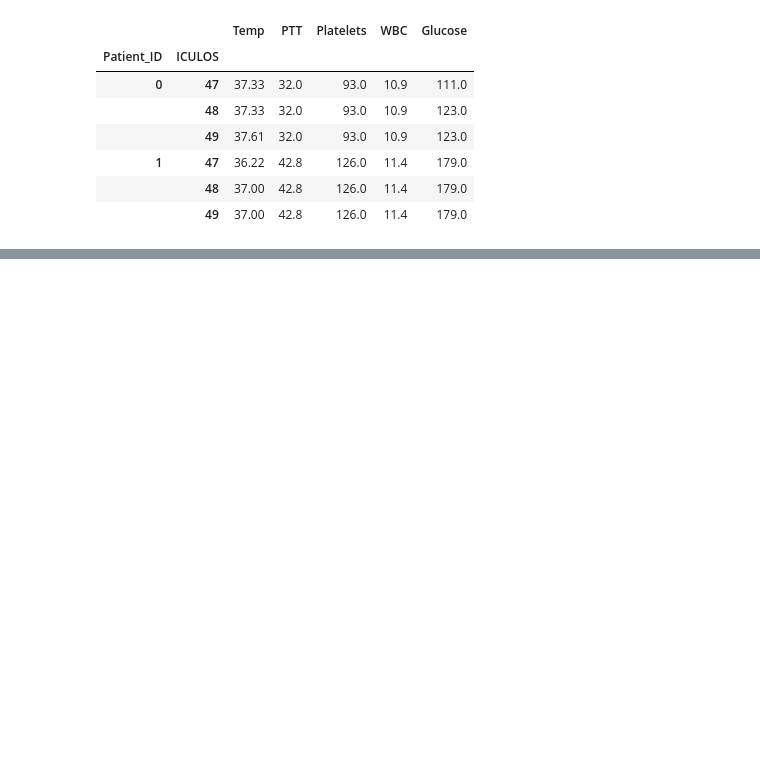
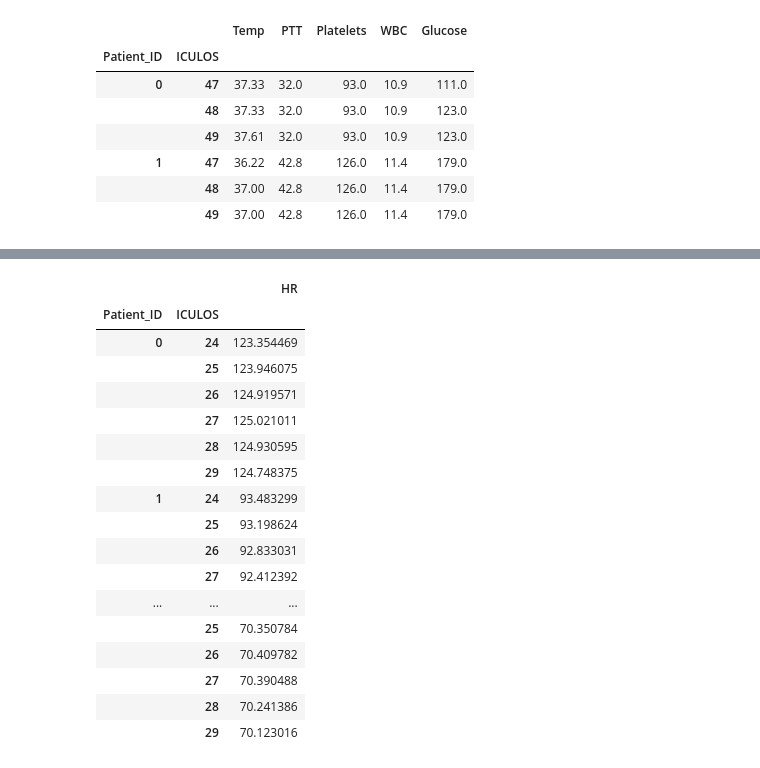
Before and after one commit to emsyoungg/sepsis_forecasting, a Jupyter notebook: LSTM/LSTM_test.ipynb, the cells around one changed output, grey strips where cells are left out. Cells and saved outputs as stored; diff of their text form; code cells hidden in the pictures; blank space fills up the shorter version.

```diff
--- a/LSTM/LSTM_test.ipynb
+++ b/LSTM/LSTM_test.ipynb
@@ -202,5 +113,5 @@ Name: HR, Length: 420, dtype: float64
 # %%
-HR_LSTM = LSTMmodel2.LSTMforecaster2(['HR'], ['Temp', 'PTT', 'Platelets', 'WBC', 'Glucose'], y_train=target_data, X_train=train_data)
+HR_LSTM = LSTMmodel2.LSTMforecaster2(['HR'], ['Temp', 'PTT', 'Platelets', 'WBC', 'Glucose'], y_train=y_train, y_test=y_test, X_train=X_train, X_test=X_test)
 # %%
 HR_LSTM.fit()
 # %% [output]
@@ -208,3 +318,3 @@ TypeError: Unsupported input data type in NeuralForecastLSTM, input y must be in
 # %%
-HR_LSTM.fit_predict()
+forecasts = HR_LSTM.predict()
 # %% [output]
@@ -234,0 +352,21 @@ KeyError: '[2, 3, 4, 5] not in index'
+# %%
+forecasts
+# %% [output]
+|  |  | HR |
+| Patient_ID | ICULOS |  |
+| 0 | 24 | 123.354469 |
+|  | 25 | 123.946075 |
+|  | 26 | 124.919571 |
+|  | 27 | 125.021011 |
+|  | 28 | 124.930595 |
+|  | 29 | 124.748375 |
+| 1 | 24 | 93.483299 |
+|  | 25 | 93.198624 |
+|  | 26 | 92.833031 |
+|  | 27 | 92.412392 |
+| ... | ... | ... |
+|  | 25 | 70.350784 |
+|  | 26 | 70.409782 |
+|  | 27 | 70.390488 |
+|  | 28 | 70.241386 |
+|  | 29 | 70.123016 |
```
Also changed, not shown: parts of 10 cells of this notebook, 4 other files.
